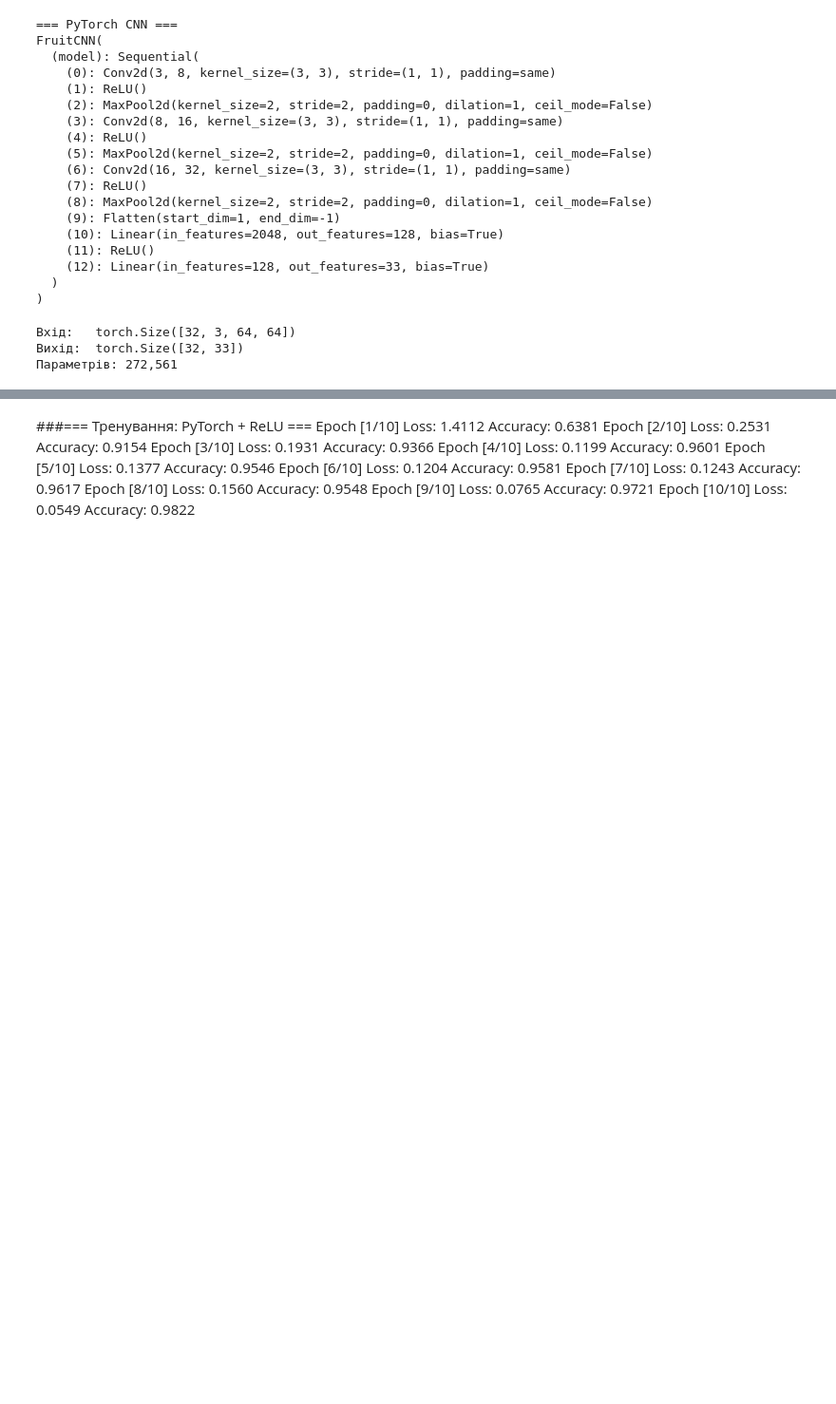
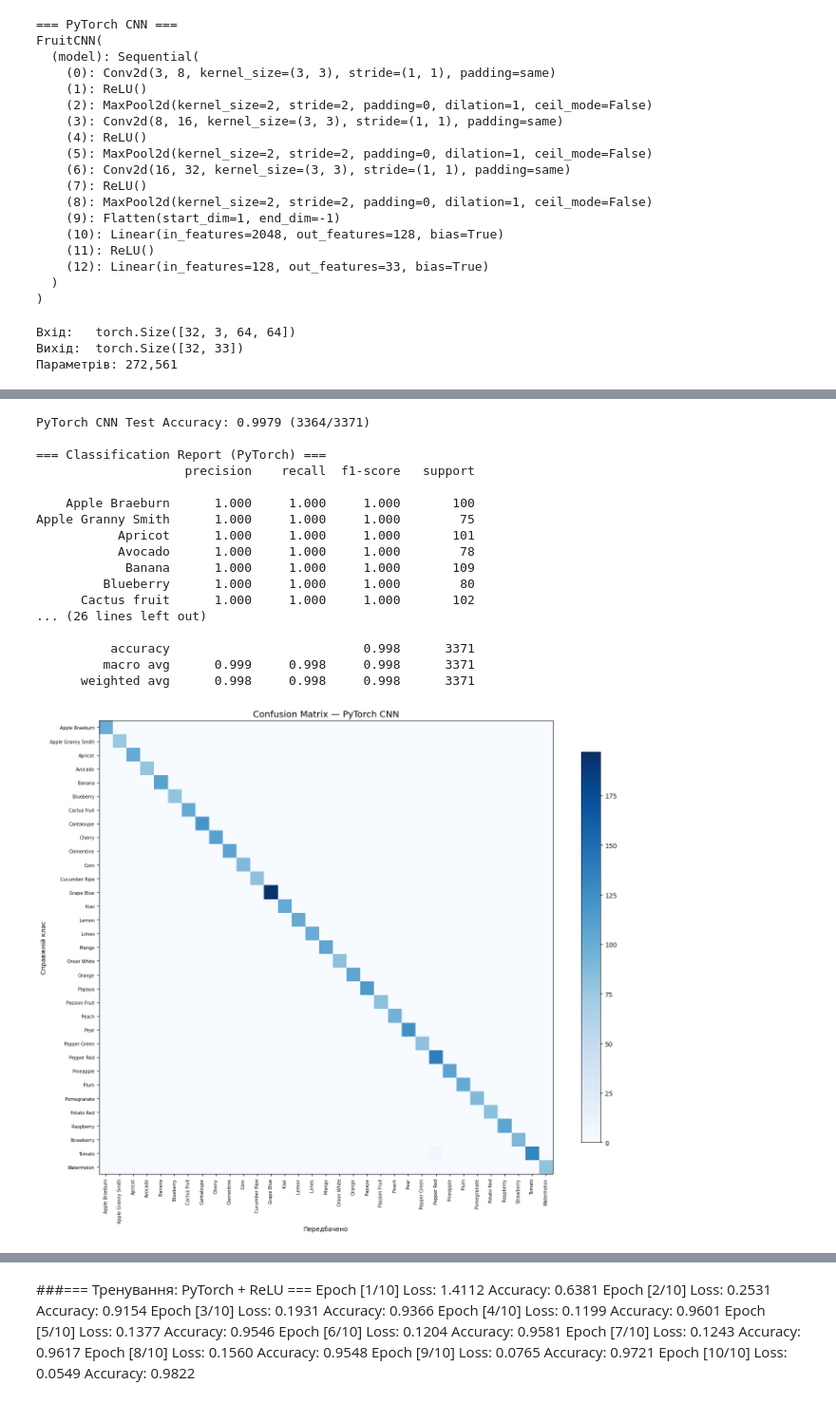
Before and after one commit to potervi94/hw_nn4_fruits_cnn, a Jupyter notebook: hw-nn4-fruits-cnn.ipynb, the cells around one changed output, grey strips where cells are left out. Shown at 95% size. Saved outputs shown, nothing was run; the diff lists cells and outputs as text; code cells hidden in the pictures; blank space fills up the shorter version.

Commit message:
Kaggle Notebook | hw_nn4_fruits_cnn | PyTorch CNN Final

```diff
--- a/hw-nn4-fruits-cnn.ipynb
+++ b/hw-nn4-fruits-cnn.ipynb
@@ -384,0 +330,69 @@ model_tf_relu.summary()
+# %%
+# Тестування + Confusion Matrix (PyTorch)
+
+from sklearn.metrics import confusion_matrix, classification_report
+import matplotlib.pyplot as plt
+import numpy as np
+
+model_pt.eval()
+all_preds = []
+all_labels = []
+
+with torch.no_grad():
+    for images, labels in test_loader:
+        images = images.to(device)
+        labels = labels.to(device)
+
+        outputs = model_pt(images)
+        _, predicted = outputs.max(1)
+
+        all_preds.extend(predicted.cpu().numpy())
+        all_labels.extend(labels.cpu().numpy())
+
+all_preds = np.array(all_preds)
+all_labels = np.array(all_labels)
+
+# Точність
+pt_test_acc = (all_preds == all_labels).mean()
+print(f"PyTorch CNN Test Accuracy: {pt_test_acc:.4f} ({(all_preds == all_labels).sum()}/{len(all_labels)})")
+
+# Classification Report
+print("\n=== Classification Report (PyTorch) ===")
+print(classification_report(all_labels, all_preds, target_names=class_names, digits=3))
+
+# Confusion Matrix
+cm_pt = confusion_matrix(all_labels, all_preds)
+
+fig, ax = plt.subplots(figsize=(14, 12))
+im = ax.imshow(cm_pt, interpolation='nearest', cmap='Blues')
+ax.set_title('Confusion Matrix — PyTorch CNN', fontsize=14)
+fig.colorbar(im, ax=ax, shrink=0.8)
+
+ax.set_xticks(range(num_classes))
+ax.set_yticks(range(num_classes))
+ax.set_xticklabels(class_names, rotation=90, fontsize=7)
+ax.set_yticklabels(class_names, fontsize=7)
+ax.set_xlabel('Передбачено')
+ax.set_ylabel('Справжній клас')
+
+plt.tight_layout()
+plt.show()
+# %% [output]
+PyTorch CNN Test Accuracy: 0.9979 (3364/3371)
+
+=== Classification Report (PyTorch) ===
+                    precision    recall  f1-score   support
+
+    Apple Braeburn      1.000     1.000     1.000       100
+Apple Granny Smith      1.000     1.000     1.000        75
+           Apricot      1.000     1.000     1.000       101
+           Avocado      1.000     1.000     1.000        78
+            Banana      1.000     1.000     1.000       109
+         Blueberry      1.000     1.000     1.000        80
+      Cactus fruit      1.000     1.000     1.000       102
+... (26 lines left out)
+
+          accuracy                          0.998      3371
+         macro avg      0.999     0.998     0.998      3371
+      weighted avg      0.998     0.998     0.998      3371
+[figure, added]
```
Also changed, not shown: parts of 4 cells of this notebook.
